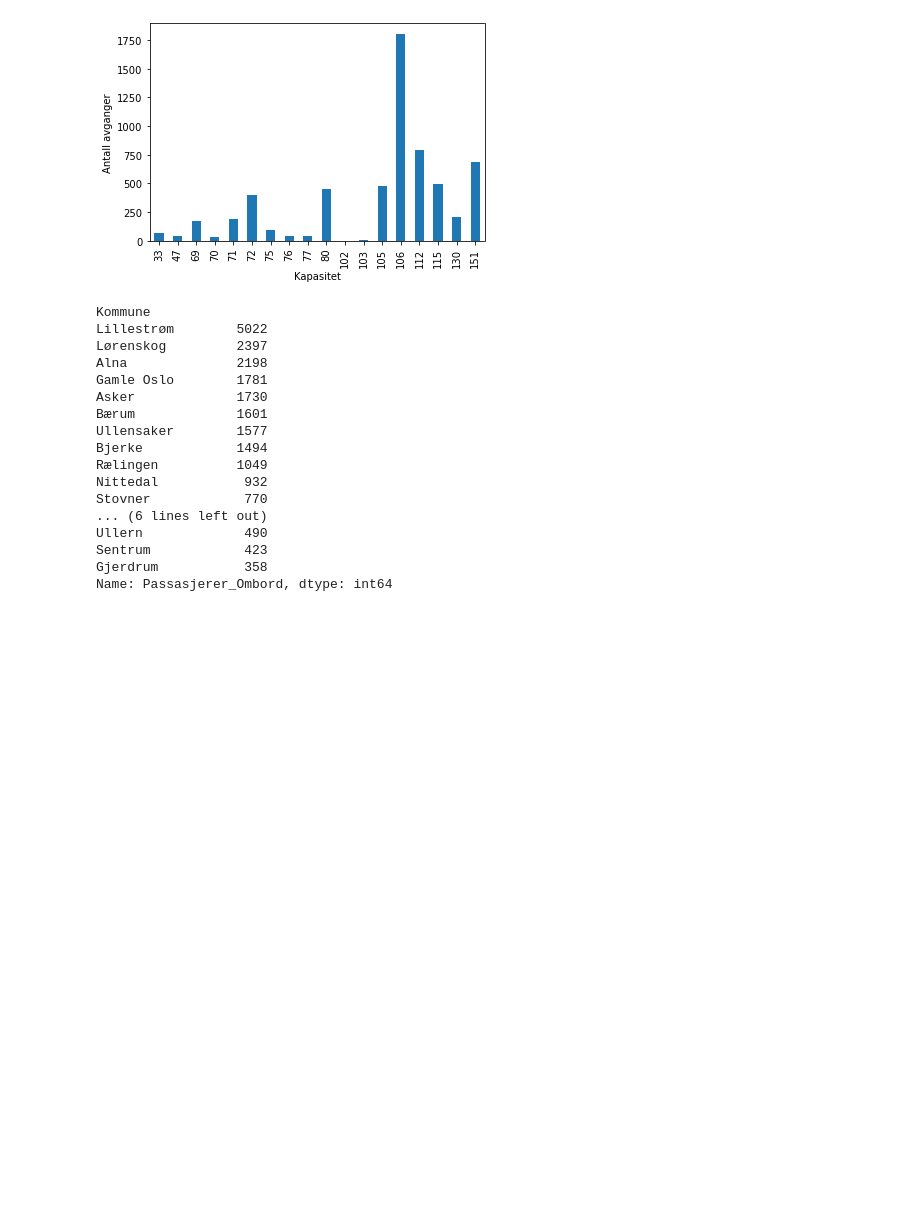
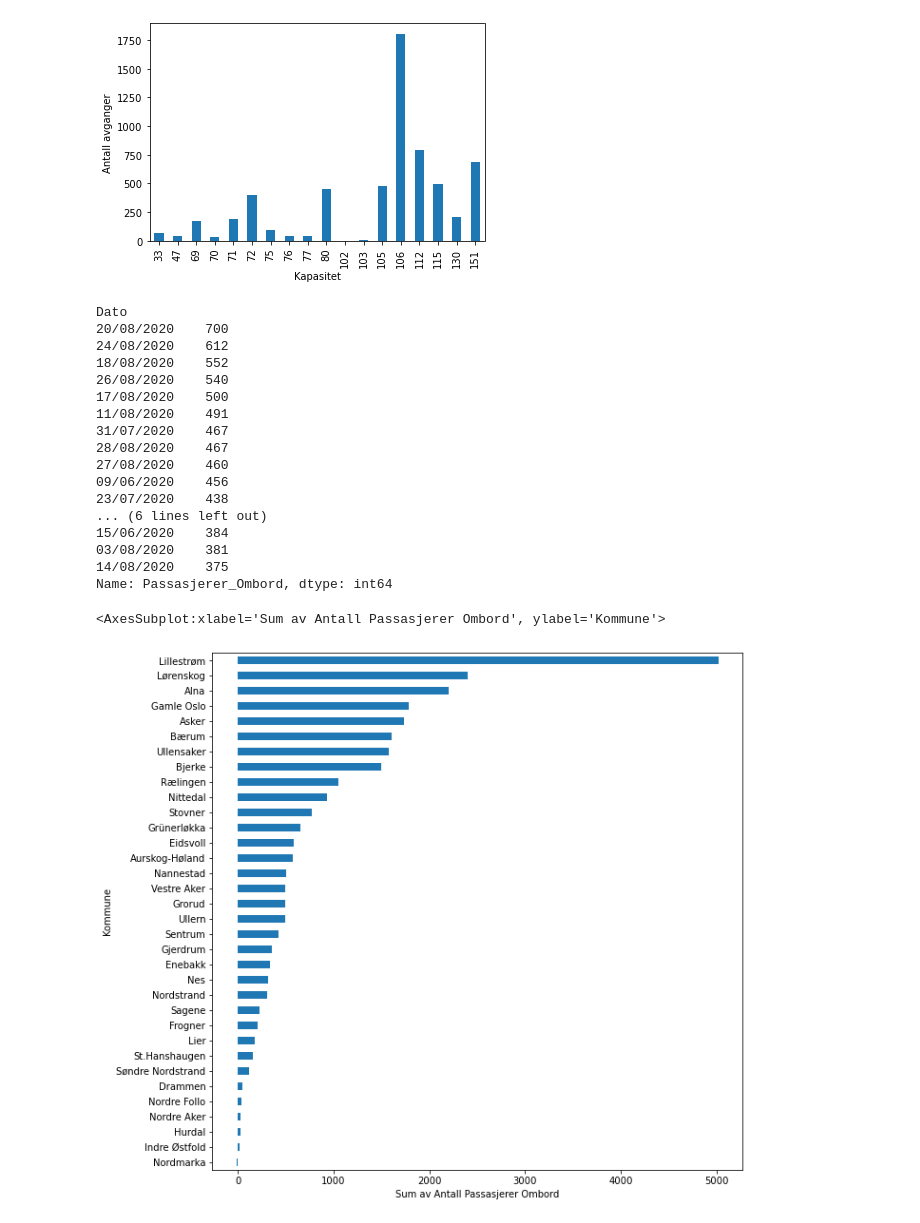
Before and after one commit to Aksel488/assignment1, a Jupyter notebook: Ruter.ipynb, the cells around one changed output. Saved outputs shown, nothing was run; the diff lists cells and outputs as text; code cells hidden in the pictures; blank space fills up the shorter version.

Commit message:
Update Ruter.ipynb
sander update

```diff
--- a/Ruter.ipynb
+++ b/Ruter.ipynb
@@ -39,22 +39,31 @@ plt.show()
 # %% [output]
 [figure]
 # %%
-ruter.groupby(['Kommune'])['Passasjerer_Ombord'].sum().sort_values(ascending=False).head(20)
+ruter.groupby(['Dato'])['Passasjerer_Ombord'].sum().sort_values(ascending=False).head(20)
 # %% [output]
-Kommune
-Lillestrøm        5022
-Lørenskog         2397
-Alna              2198
-Gamle Oslo        1781
-Asker             1730
-Bærum             1601
-Ullensaker        1577
-Bjerke            1494
-Rælingen          1049
-Nittedal           932
-Stovner            770
+Dato
+20/08/2020    700
+24/08/2020    612
+18/08/2020    552
+26/08/2020    540
+17/08/2020    500
+11/08/2020    491
+31/07/2020    467
+28/08/2020    467
+27/08/2020    460
+09/06/2020    456
+23/07/2020    438
 ... (6 lines left out)
-Ullern             490
-Sentrum            423
-Gjerdrum           358
+15/06/2020    384
+03/08/2020    381
+14/08/2020    375
 Name: Passasjerer_Ombord, dtype: int64
+# %%
+Antall=ruter.groupby(['Kommune'])['Passasjerer_Ombord'].sum().sort_values(ascending=False)
+Antall = Antall.sort_values(ascending=True)
+plt.xlabel('Sum av Antall Passasjerer Ombord')
+
+Antall.plot(figsize=(10,10),kind='barh')
+# %% [output]
+<AxesSubplot:xlabel='Sum av Antall Passasjerer Ombord', ylabel='Kommune'>
+[figure, added]
```
